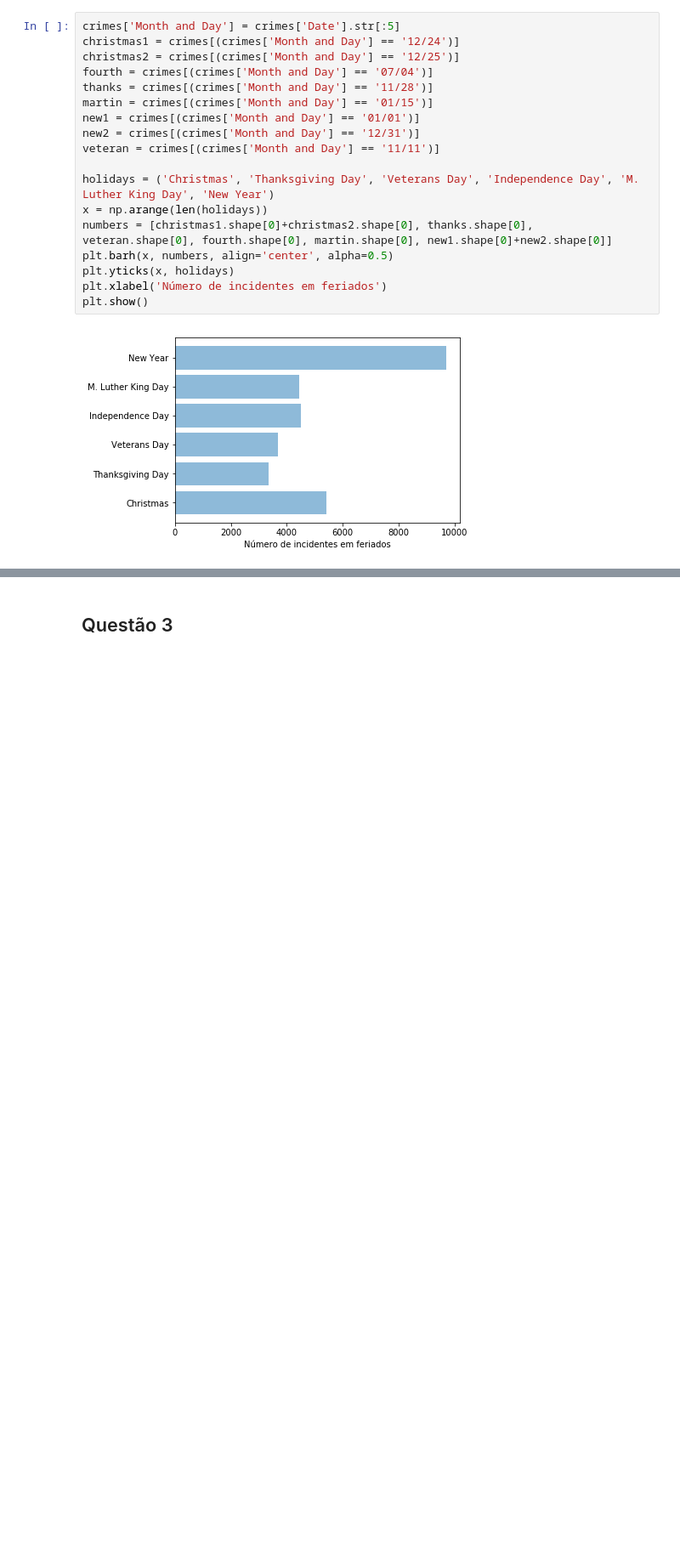
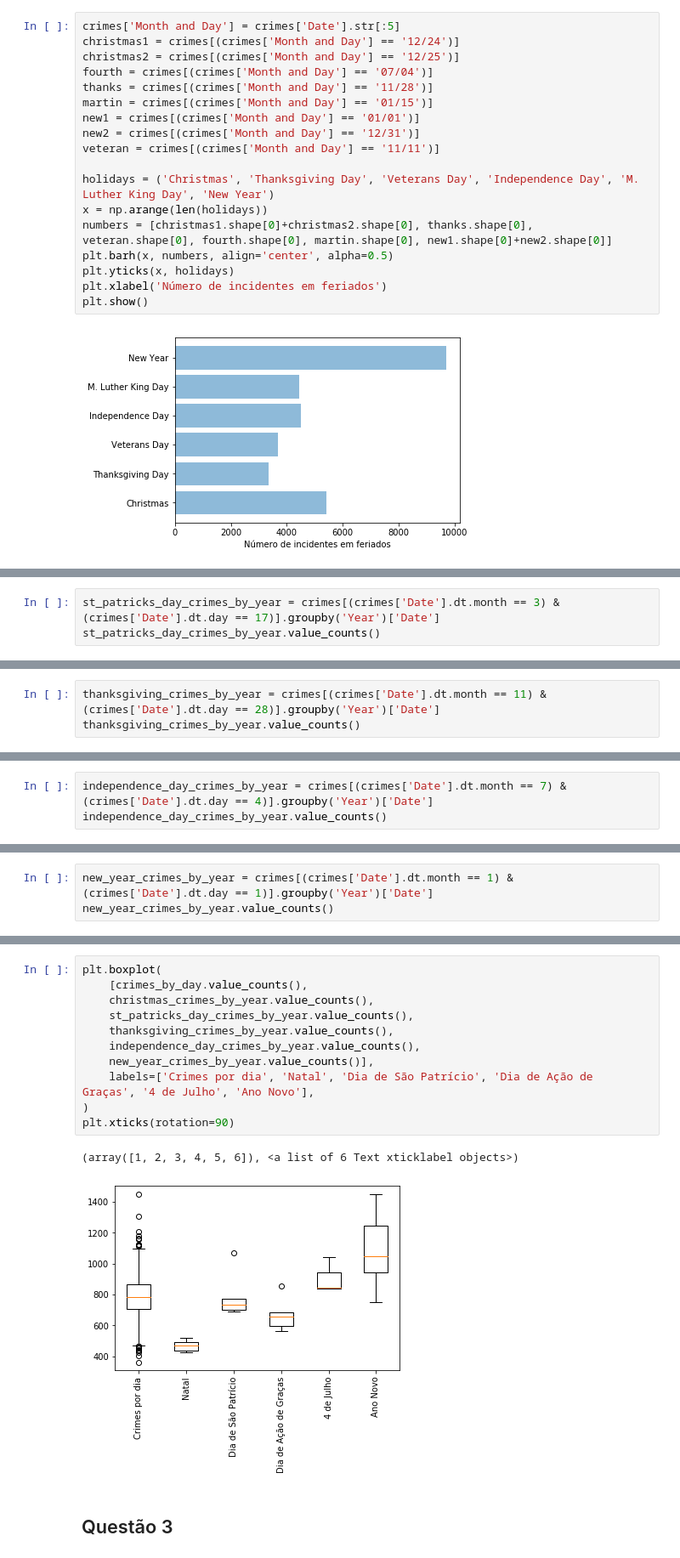
Before and after one commit to yurickyh/MAC0459, a Jupyter notebook: Chicago_Crime_Team_EP/DataScienceEP2.ipynb, the cells around one changed output, grey strips where cells are left out. Shown at 85% size. Cells and saved outputs as stored; diff of their text form; blank space fills up the shorter version.

```diff
--- a/Chicago_Crime_Team_EP/DataScienceEP2.ipynb
+++ b/Chicago_Crime_Team_EP/DataScienceEP2.ipynb
@@ -324,0 +393,3 @@ plt.show()
+# %%
+st_patricks_day_crimes_by_year = crimes[(crimes['Date'].dt.month == 3) & (crimes['Date'].dt.day == 17)].groupby('Year')['Date']
+st_patricks_day_crimes_by_year.value_counts()
@@ -324,0 +416,3 @@ plt.show()
+# %%
+thanksgiving_crimes_by_year = crimes[(crimes['Date'].dt.month == 11) & (crimes['Date'].dt.day == 28)].groupby('Year')['Date']
+thanksgiving_crimes_by_year.value_counts()
@@ -324,0 +439,3 @@ plt.show()
+# %%
+independence_day_crimes_by_year = crimes[(crimes['Date'].dt.month == 7) & (crimes['Date'].dt.day == 4)].groupby('Year')['Date']
+independence_day_crimes_by_year.value_counts()
@@ -324,0 +462,3 @@ plt.show()
+# %%
+new_year_crimes_by_year = crimes[(crimes['Date'].dt.month == 1) & (crimes['Date'].dt.day == 1)].groupby('Year')['Date']
+new_year_crimes_by_year.value_counts()
@@ -325,3 +486,17 @@ plt.show()
+# %%
+plt.boxplot(
+    [crimes_by_day.value_counts(),
+    christmas_crimes_by_year.value_counts(),
+    st_patricks_day_crimes_by_year.value_counts(),
+    thanksgiving_crimes_by_year.value_counts(),
+    independence_day_crimes_by_year.value_counts(),
+    new_year_crimes_by_year.value_counts()],
+    labels=['Crimes por dia', 'Natal', 'Dia de São Patrício', 'Dia de Ação de Graças', '4 de Julho', 'Ano Novo'],
+)
+plt.xticks(rotation=90)
+# %% [output]
+(array([1, 2, 3, 4, 5, 6]), <a list of 6 Text xticklabel objects>)
+[figure, added]
 # %% [markdown]
 ## Questão 3
 # %% [markdown]
```
Also changed, not shown: parts of 18 cells of this notebook.
